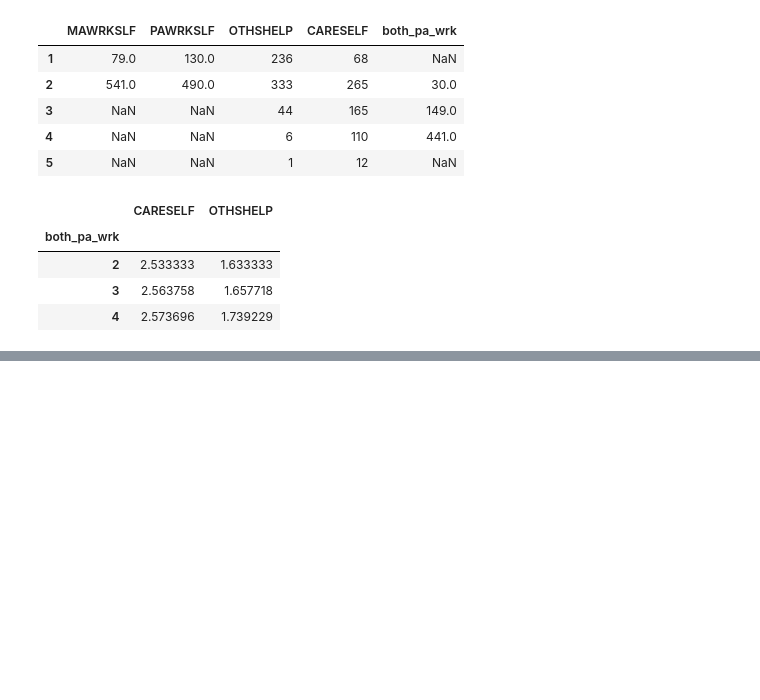
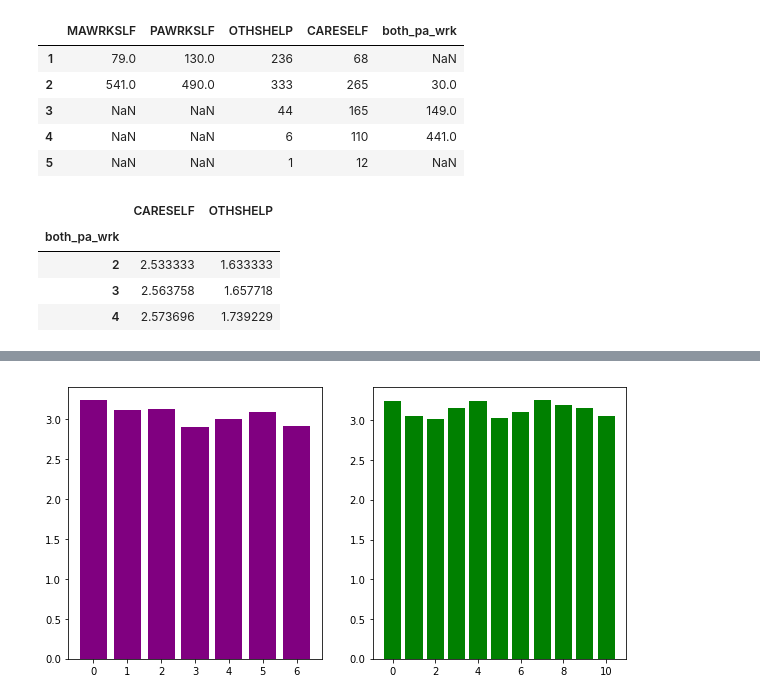
Before and after one commit to eistre91/thinkful-projects, a Jupyter notebook: What-Do-You-See.ipynb, the cells around one changed output, grey strips where cells are left out. Saved outputs shown, nothing was run; the diff lists cells and outputs as text; code cells hidden in the pictures; blank space fills up the shorter version.

```diff
--- a/What-Do-You-See.ipynb
+++ b/What-Do-You-See.ipynb
@@ -167,0 +143,22 @@ plt.xticks(rotation=30)
+# %%
+rows_accptoth = df_int[(df_int['ACCPTOTH'] >= 1) & (df_int['ACCPTOTH'] <= 6)]
+rows_accptoth['ACCPTOTH'].value_counts().sort_index()
+rows_accptoth_sibs = rows_accptoth[(rows_accptoth['SIBS'] <= 10)]
+
+means_childs_accpt = rows_accptoth_sibs.groupby('CHILDS').mean()['ACCPTOTH'][[0,1,2,3,4,5,6]]
+means_sibs_accpt = rows_accptoth_sibs.groupby('SIBS').mean()['ACCPTOTH']
+
+plt.figure(figsize=(10, 5))
+
+plt.subplot(1, 2, 1)
+plt.bar(means_childs_accpt.index, means_childs_accpt.values, color='purple')
+plt.ylabel('')
+plt.title('')
+
+plt.subplot(1, 2, 2)
+plt.bar(means_sibs_accpt.index, means_sibs_accpt.values, color='green')
+plt.ylabel('')
+plt.title('')
+plt.show()
+# %% [output]
+[figure, added]
```
Also changed, not shown: parts of 15 cells of this notebook, 2 other files.
